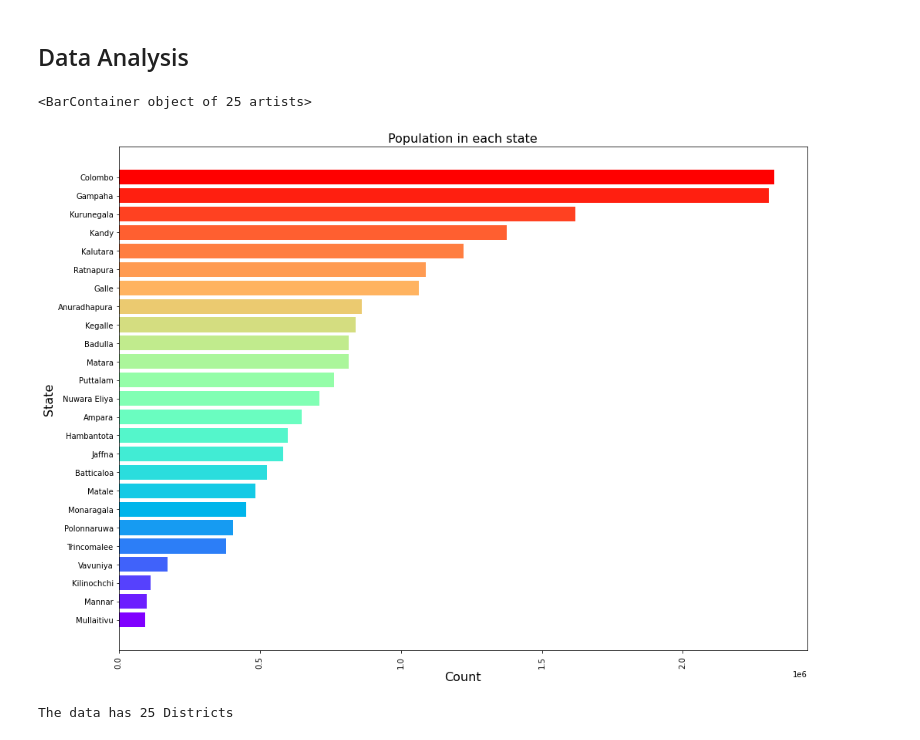
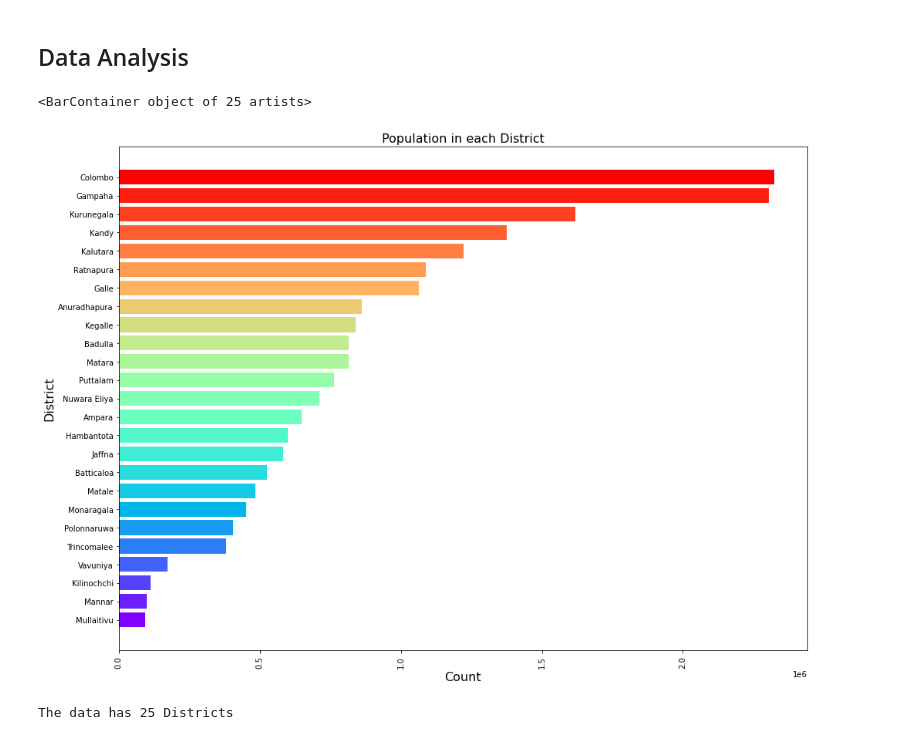
Before and after one commit to anjana-dodampe/Coursera_Capstone, a Jupyter notebook: Peer-graded_Assignment_Capstone_Project_The Battle of Neighborhoods_W2.ipynb, the cells around one changed output. Cells and saved outputs as stored; diff of their text form; code cells hidden in the pictures.

```diff
--- a/Peer-graded_Assignment_Capstone_Project_The Battle of Neighborhoods_W2.ipynb
+++ b/Peer-graded_Assignment_Capstone_Project_The Battle of Neighborhoods_W2.ipynb
@@ -142,19 +142,19 @@ print(rows_with_NaN)
 # %%
 data.sort_values('Population',inplace=True)
 population = data['Population']
 state = data['District']
 
 
 colors = cm.rainbow(np.linspace(0, 1, len(population.index)))
 plt.figure(figsize = (16, 12))
 plt.xticks(rotation = 90)
 plt.xlabel("Count", fontsize = 16)
-plt.ylabel("State", fontsize = 16)
-plt.title("Population in each state", fontsize = 16)
+plt.ylabel("District", fontsize = 16)
+plt.title("Population in each District", fontsize = 16)
 plt.barh(state, population.values, color = colors)
 # %% [output]
 <BarContainer object of 25 artists>
-[figure, old version]
+[figure, new version]
 # %%
 print('The data has {} Districts'.format(len(data['District'].unique())))
 # %% [output]
```
Also changed, not shown: parts of 6 cells of this notebook, 1 other file.
